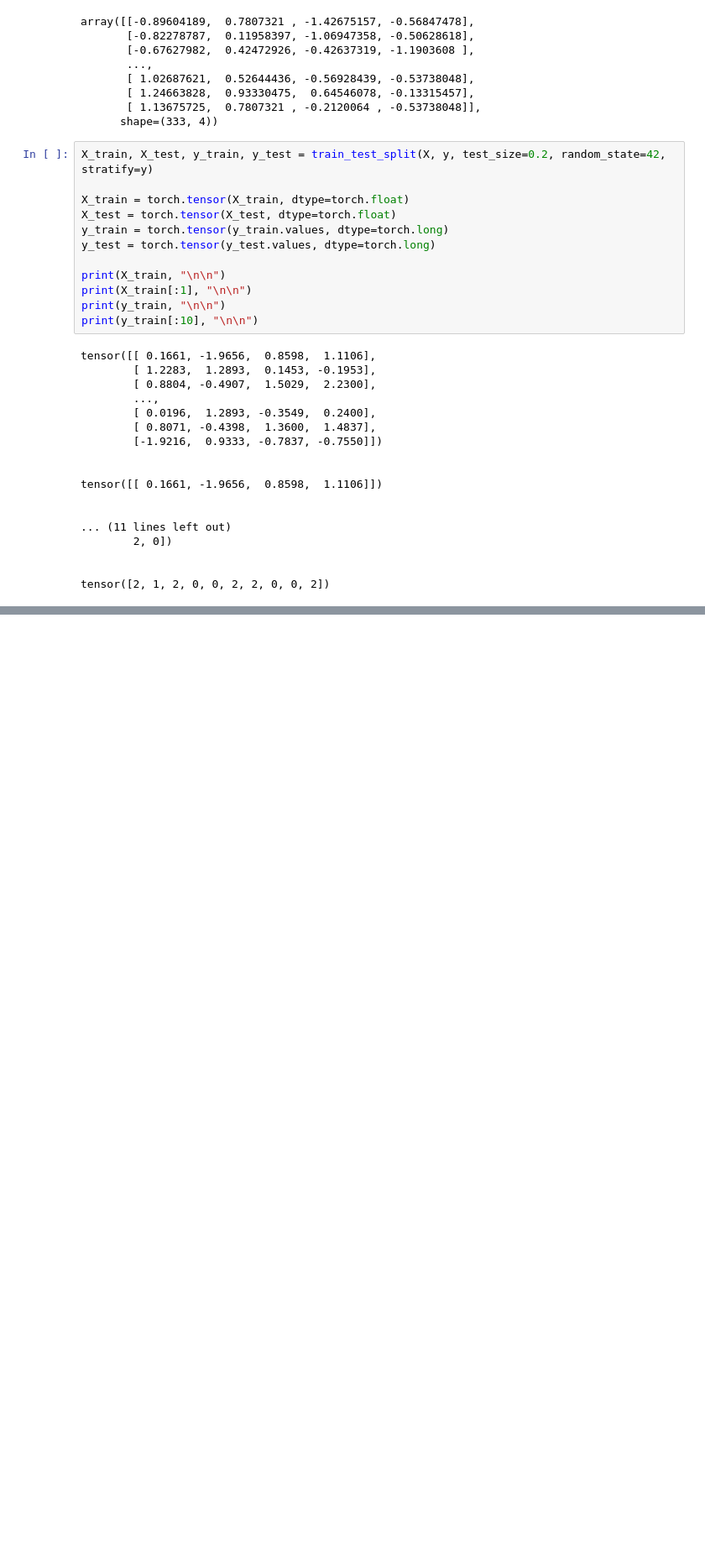
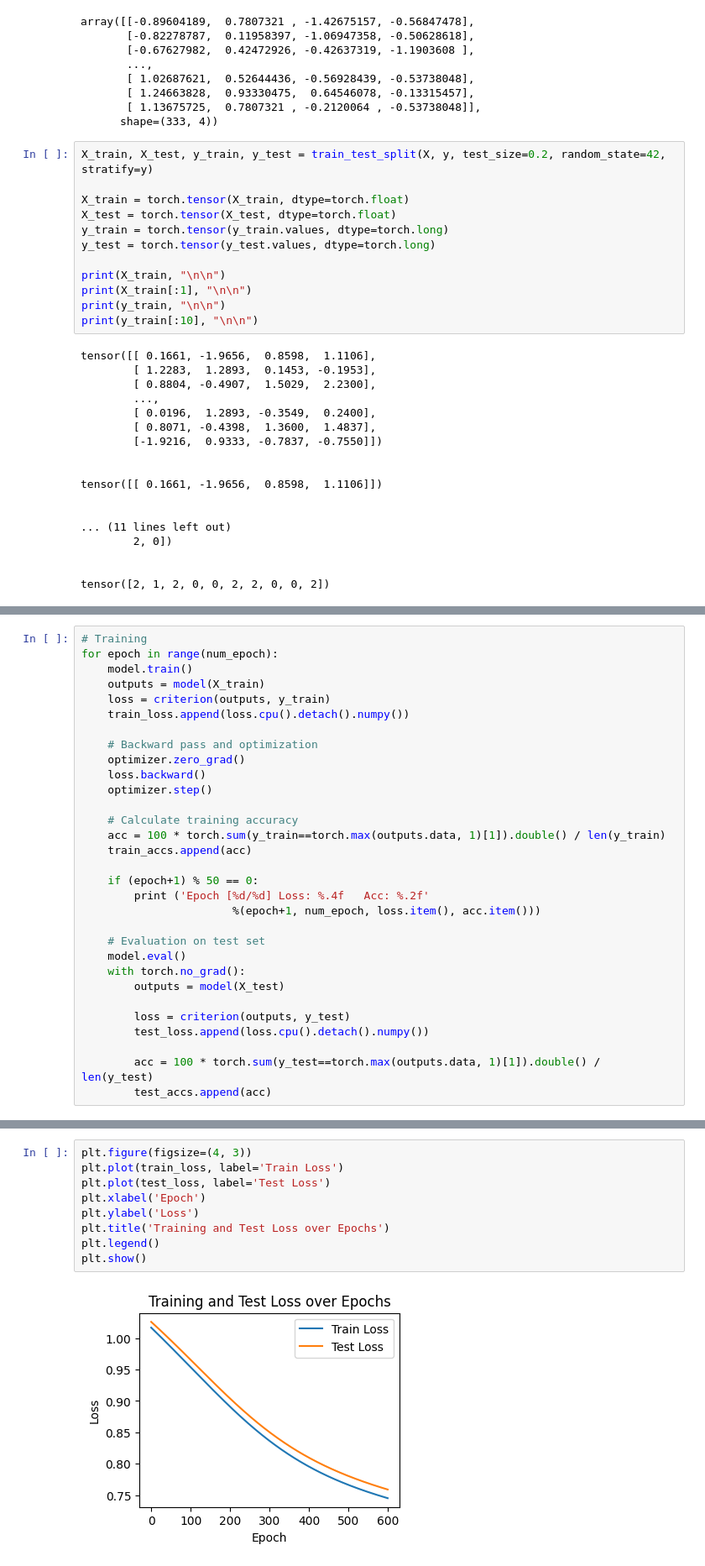
Before and after one commit to novokhatskyi/Deep_learning, a Jupyter notebook: topic_3_4/Class_penguins..ipynb, the cells around one changed output, grey strips where cells are left out. Shown at 84% size. Cells and saved outputs as stored; diff of their text form; blank space fills up the shorter version.

```diff
--- a/topic_3_4/Class_penguins..ipynb
+++ b/topic_3_4/Class_penguins..ipynb
@@ -167,0 +194,31 @@ tensor([2, 1, 2, 0, 0, 2, 2, 0, 0, 2])
+# %%
+# Training
+for epoch in range(num_epoch):
+    model.train()
+    outputs = model(X_train)
+    loss = criterion(outputs, y_train)
+    train_loss.append(loss.cpu().detach().numpy())
+
+    # Backward pass and optimization
+    optimizer.zero_grad()
+    loss.backward()
+    optimizer.step()
+
+    # Calculate training accuracy
+    acc = 100 * torch.sum(y_train==torch.max(outputs.data, 1)[1]).double() / len(y_train)
+    train_accs.append(acc)
+
+    if (epoch+1) % 50 == 0:
+        print ('Epoch [%d/%d] Loss: %.4f   Acc: %.2f'
+                       %(epoch+1, num_epoch, loss.item(), acc.item()))
+
+    # Evaluation on test set
+    model.eval()
+    with torch.no_grad():
+        outputs = model(X_test)
+
+        loss = criterion(outputs, y_test)
+        test_loss.append(loss.cpu().detach().numpy())
+
+        acc = 100 * torch.sum(y_test==torch.max(outputs.data, 1)[1]).double() / len(y_test)
+        test_accs.append(acc)
@@ -167,0 +238,11 @@ tensor([2, 1, 2, 0, 0, 2, 2, 0, 0, 2])
+# %%
+plt.figure(figsize=(4, 3))
+plt.plot(train_loss, label='Train Loss')
+plt.plot(test_loss, label='Test Loss')
+plt.xlabel('Epoch')
+plt.ylabel('Loss')
+plt.title('Training and Test Loss over Epochs')
+plt.legend()
+plt.show()
+# %% [output]
+[figure, added]
```
Also changed, not shown: parts of 5 cells of this notebook, 3 other files.
